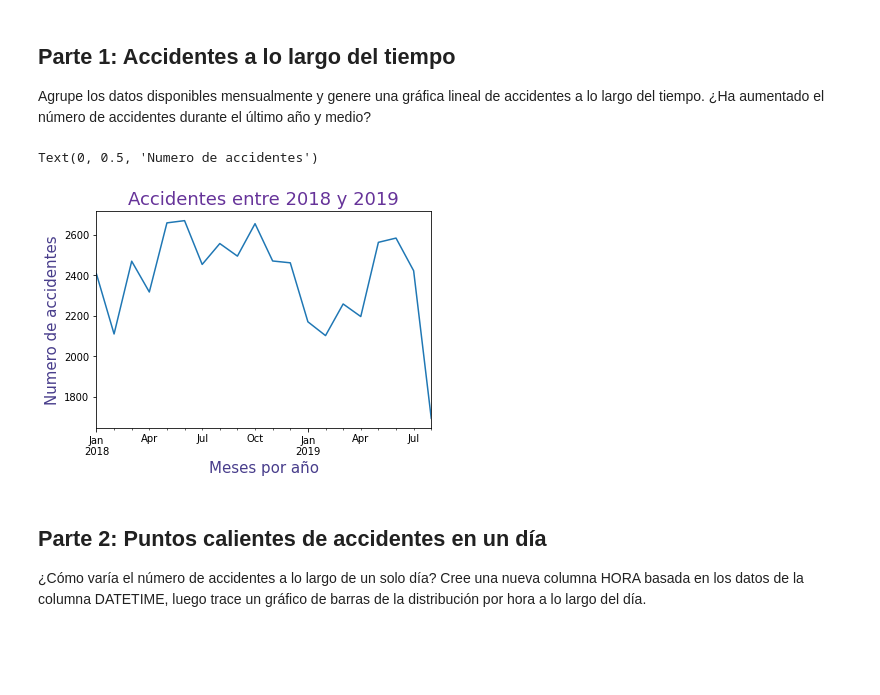
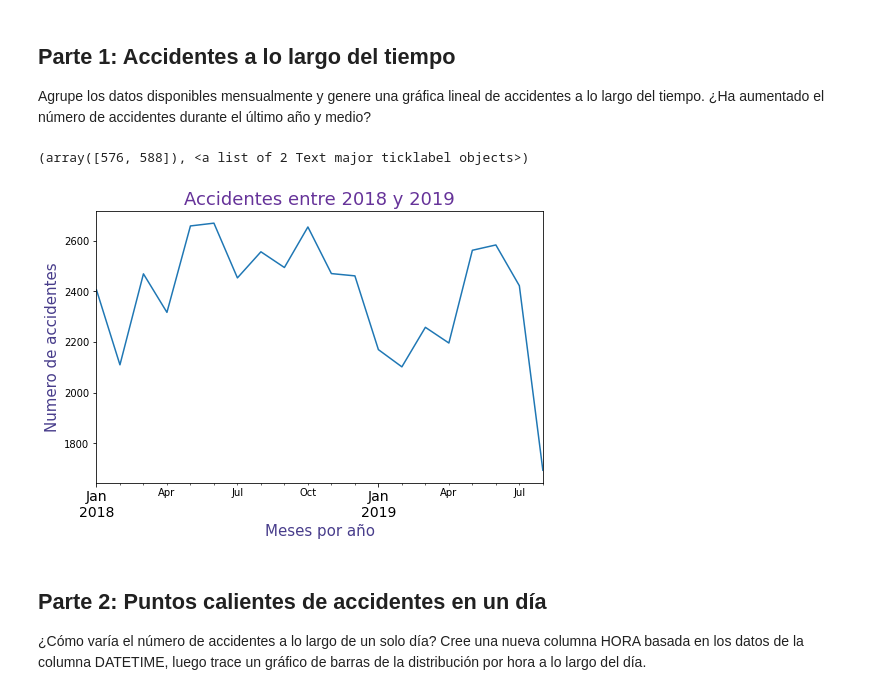
Before and after one commit to CarolinaGarcia19/Clase1, a Jupyter notebook: Taller_Semana_4.ipynb, the cells around one changed output. Cells and saved outputs as stored; diff of their text form; code cells hidden in the pictures; blank space fills up the shorter version.

```diff
--- a/Taller_Semana_4.ipynb
+++ b/Taller_Semana_4.ipynb
@@ -108,13 +108,15 @@ dtype: object
 
 Agrupe los datos disponibles mensualmente y genere una gráfica lineal de accidentes a lo largo del tiempo. ¿Ha aumentado el número de accidentes durante el último año y medio?
 # %%
-df["DATETIME"].groupby(df["DATETIME"].dt.to_period("m")).agg("count").plot()
-plt.title("Accidentes entre 2018 y 2019",fontsize=18,color="rebeccapurple")
+df["DATETIME"].groupby(df["DATETIME"].dt.to_period("m")).agg("count").plot(kind="line",figsize=(8,5))
+
+plt.title("Accidentes entre 2018 y 2019",fontsize=18,color="rebeccapurple",)
 plt.xlabel("Meses por año",fontsize=15,color="darkslateblue")
 plt.ylabel("Numero de accidentes",fontsize=15,color="darkslateblue")
+plt.xticks(fontsize=14)
 # %% [output]
-Text(0, 0.5, 'Numero de accidentes')
+(array([576, 588]), <a list of 2 Text major ticklabel objects>)
-[figure, old version]
+[figure, new version]
 # %% [markdown]
 ## Parte 2: Puntos calientes de accidentes en un día
 
```
Also changed, not shown: parts of 9 cells of this notebook.
